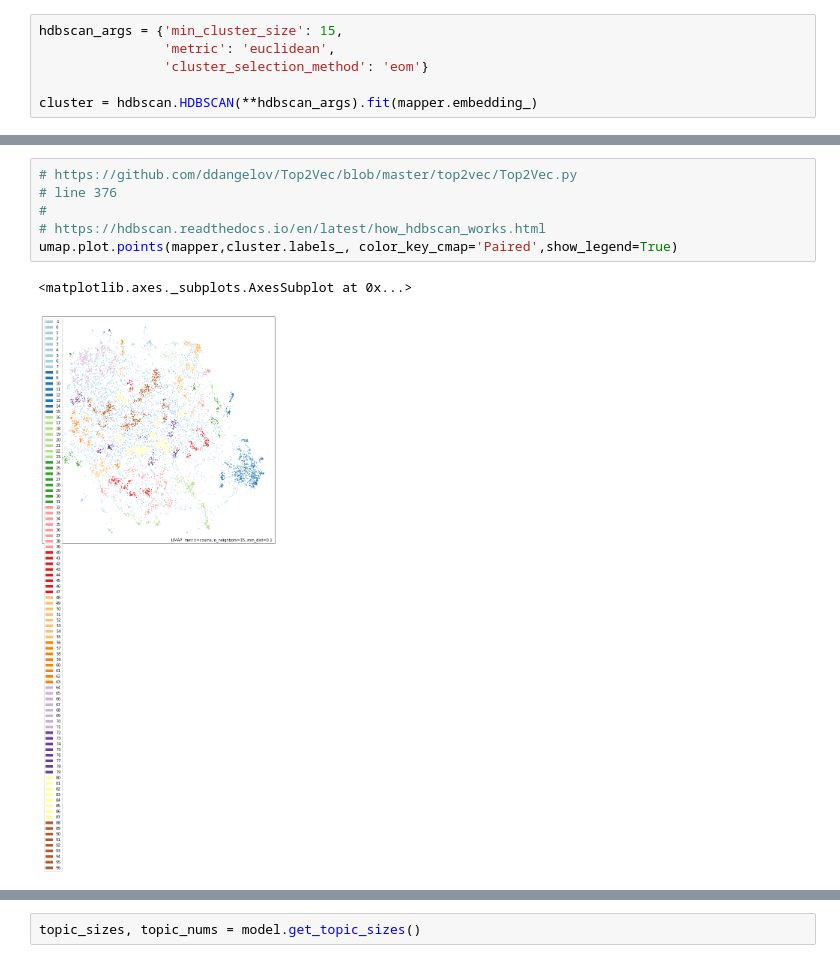
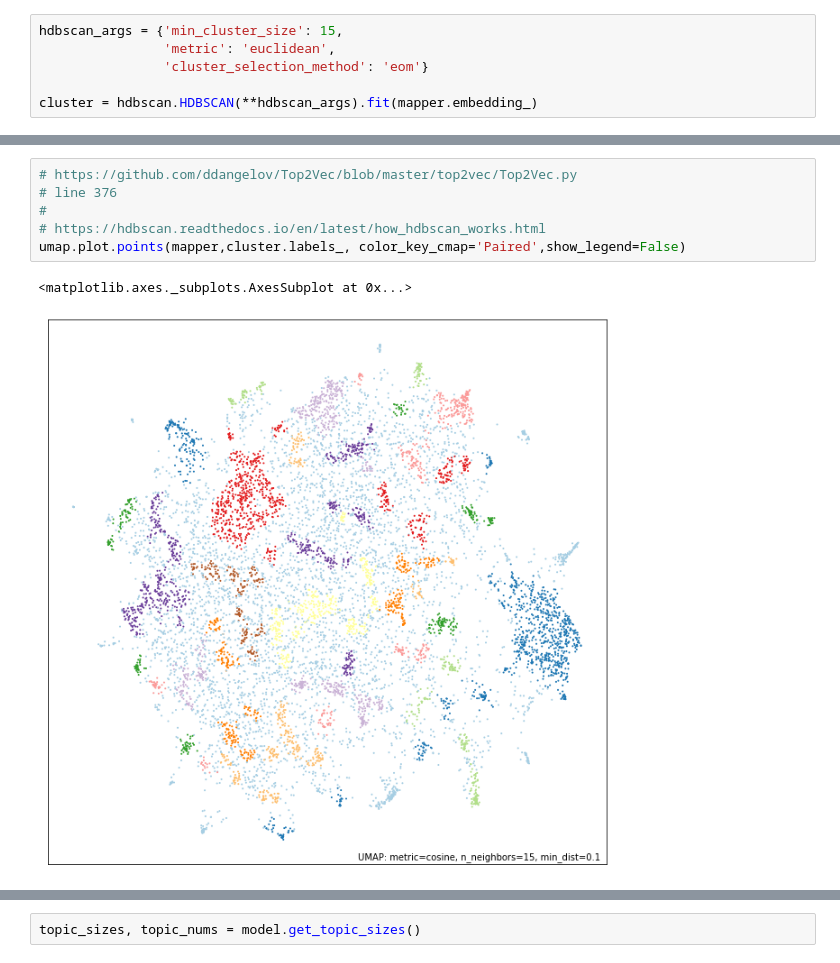
Before and after one commit to kkkwtimeline/newstring_lab, a Jupyter notebook: clustering/hdbscan_visualization.ipynb, the cells around one changed output, grey strips where cells are left out. Drawn from its saved outputs; the diff is of its cells as text.

```diff
--- a/clustering/hdbscan_visualization.ipynb
+++ b/clustering/hdbscan_visualization.ipynb
@@ -164,12 +166,12 @@ array([-1, 46, -1, ..., 96, 93, -1])
 # %%
 # https://github.com/ddangelov/Top2Vec/blob/master/top2vec/Top2Vec.py
 # line 376
 #
 # https://hdbscan.readthedocs.io/en/latest/how_hdbscan_works.html
-umap.plot.points(mapper,cluster.labels_, color_key_cmap='Paired',show_legend=True)
+umap.plot.points(mapper,cluster.labels_, color_key_cmap='Paired',show_legend=False)
 # %% [output]
 <matplotlib.axes._subplots.AxesSubplot at 0x...>
-[figure, old version]
+[figure, new version]
 # %%
 model.get_num_topics()
 # %% [output]
```
Also changed, not shown: parts of 33 cells of this notebook, 1 other file.
